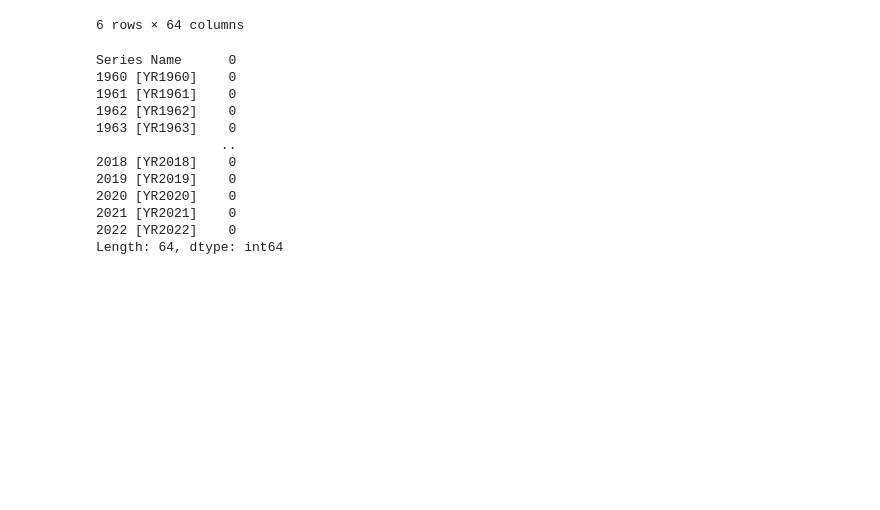
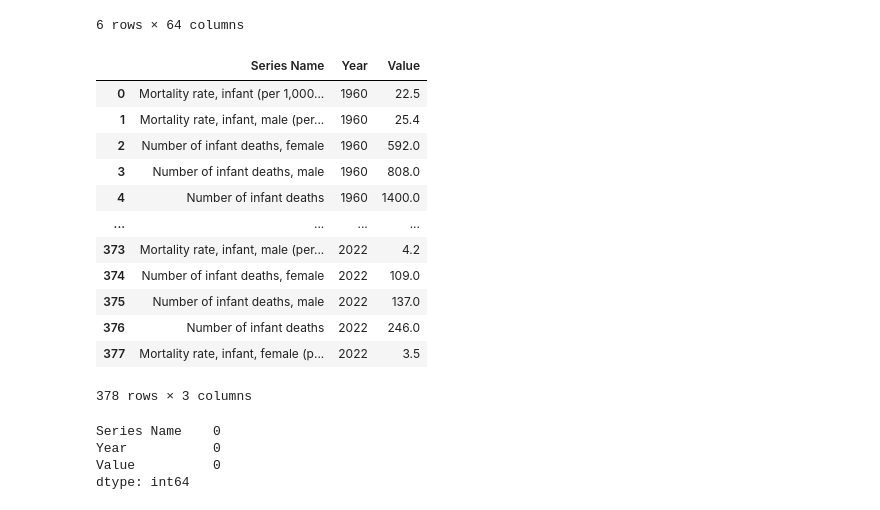
Before and after one commit to Keara9/Data-Visualization, a Jupyter notebook: Assignment 2/Infant Mortality/Cleaning.ipynb, the cells around one changed output. Drawn from its saved outputs; the diff is of its cells as text; code cells hidden in the pictures; blank space fills up the shorter version.

```diff
--- a/Assignment 2/Infant Mortality/Cleaning.ipynb
+++ b/Assignment 2/Infant Mortality/Cleaning.ipynb
@@ -64,18 +59,39 @@ df
+# %%
+
+
+# Transform the data from wide to long format
+df_long = df.melt(
+    id_vars=["Series Name"],  # Keep 'Series Name' as the identifier
+    var_name="Year",          # Name the year column
+    value_name="Value"        # Name the value column
+)
+
+# Extract the year from the 'Year' column (e.g., "1960 [YR1960]" -> 1960)
+df_long["Year"] = df_long["Year"].str.extract(r"(\d{4})").astype(int)
+
+df = df_long
+df
+# %% [output]
+|  | Series Name | Year | Value |
+| 0 | Mortality rate, infant (per 1,000... | 1960 | 22.5 |
+| 1 | Mortality rate, infant, male (per... | 1960 | 25.4 |
+| 2 | Number of infant deaths, female | 1960 | 592.0 |
+| 3 | Number of infant deaths, male | 1960 | 808.0 |
+| 4 | Number of infant deaths | 1960 | 1400.0 |
+| ... | ... | ... | ... |
+| 373 | Mortality rate, infant, male (per... | 2022 | 4.2 |
+| 374 | Number of infant deaths, female | 2022 | 109.0 |
+| 375 | Number of infant deaths, male | 2022 | 137.0 |
+| 376 | Number of infant deaths | 2022 | 246.0 |
+| 377 | Mortality rate, infant, female (p... | 2022 | 3.5 |
+378 rows × 3 columns
 # %%
 missing_values = df.isnull().sum()
 missing_values
 # %% [output]
-Series Name      0
-1960 [YR1960]    0
-1961 [YR1961]    0
-1962 [YR1962]    0
-1963 [YR1963]    0
-                ..
-2018 [YR2018]    0
-2019 [YR2019]    0
-2020 [YR2020]    0
-2021 [YR2021]    0
-2022 [YR2022]    0
-Length: 64, dtype: int64
+Series Name    0
+Year           0
+Value          0
+dtype: int64
 # %%
 df.to_csv("Infant Mortality Cleaned.csv", index = False)
```
Also changed, not shown: parts of 1 cell of this notebook, 3 other files.
